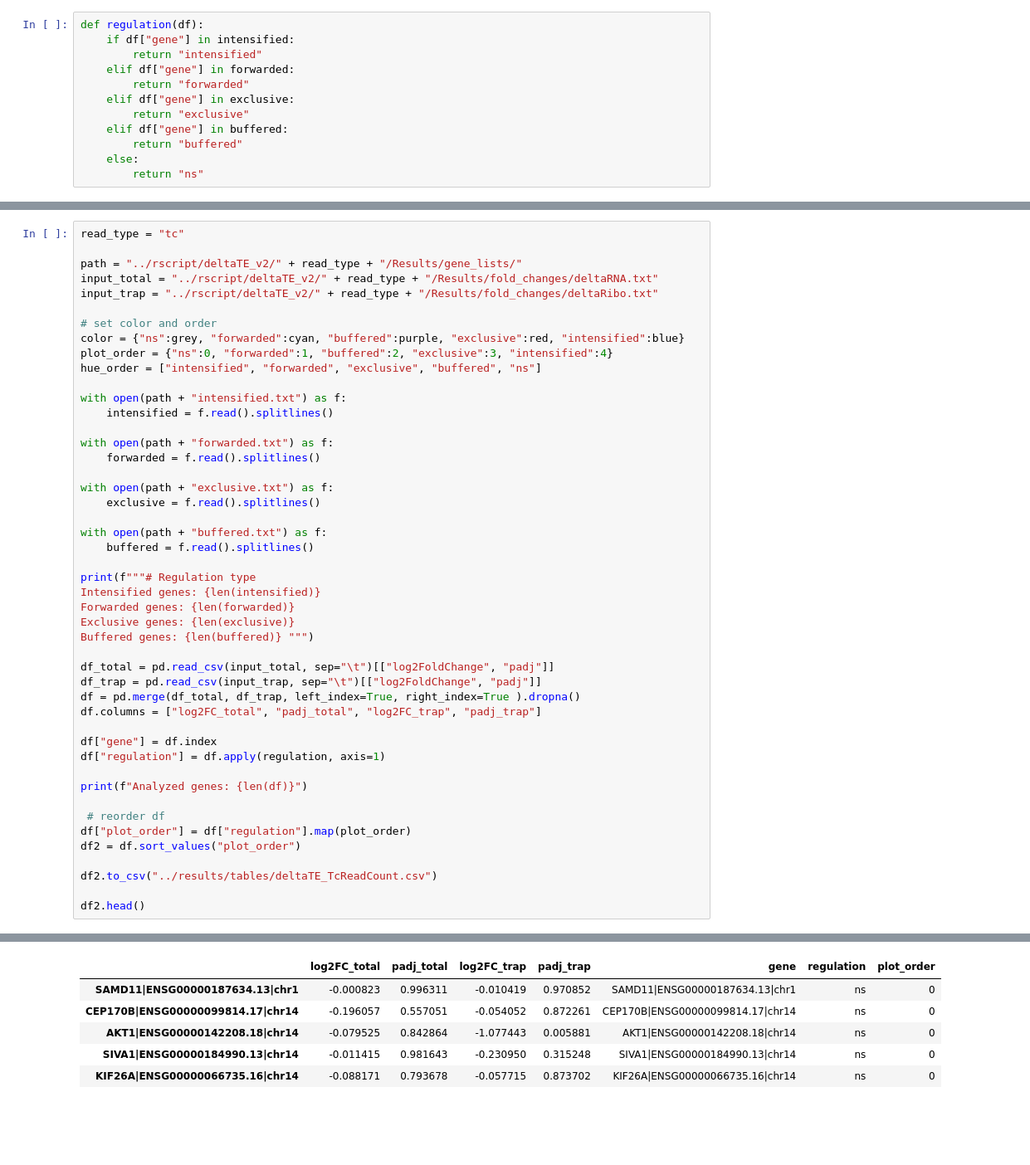
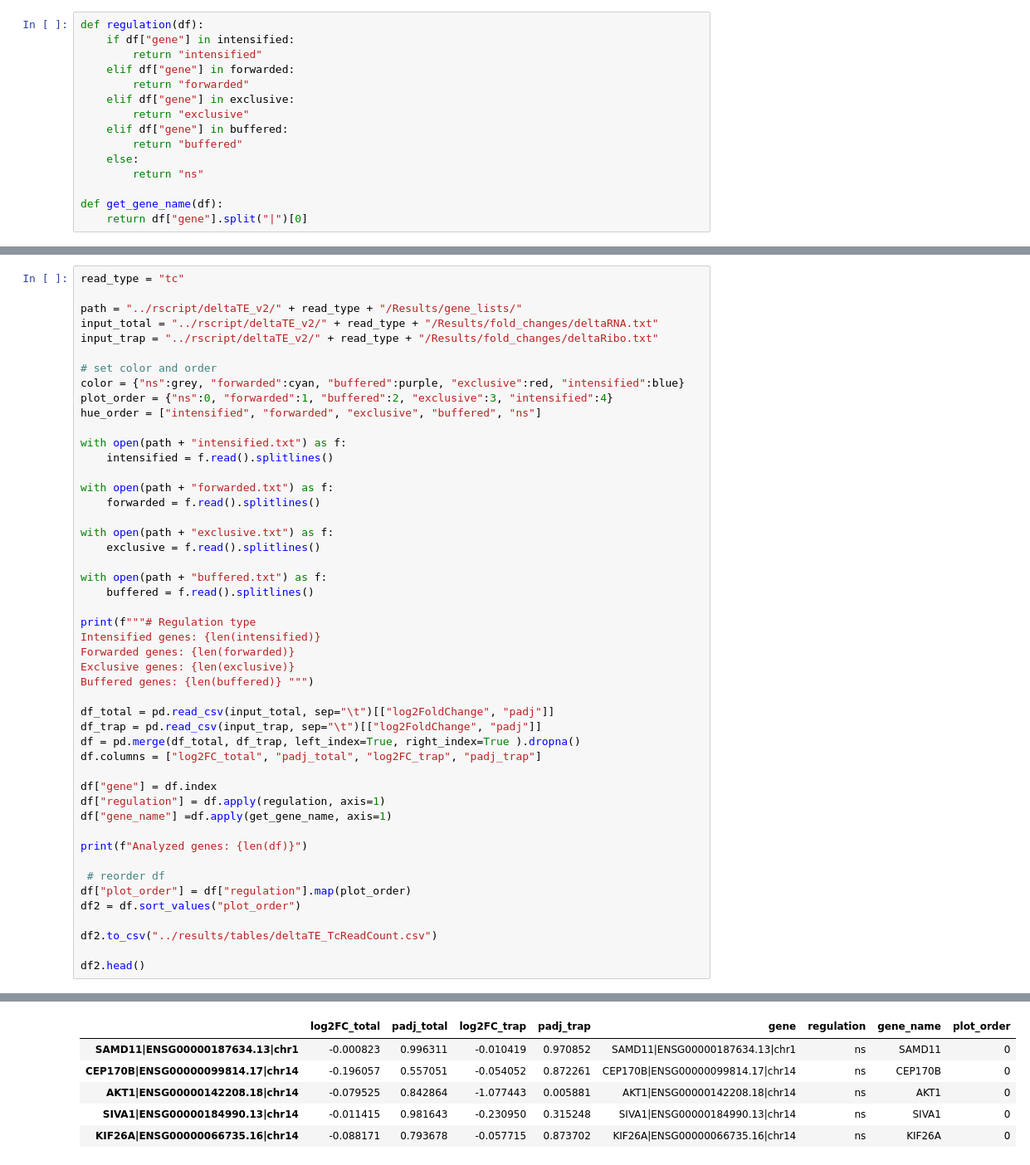
Before and after one commit to hirosome/2023-trap-upr, a Jupyter notebook: ipynb/figure_7.ipynb, the cells around one changed output, grey strips where cells are left out. Shown at 83% size. Drawn from its saved outputs; the diff is of its cells as text; blank space fills up the shorter version.

```diff
--- a/ipynb/figure_7.ipynb
+++ b/ipynb/figure_7.ipynb
@@ -26,6 +26,9 @@ def regulation(df):
         return "buffered"
     else:
         return "ns"
+
+def get_gene_name(df):
+    return df["gene"].split("|")[0]
 # %% [markdown]
 # データの読み込み
 全リードを`df1`に、T>Cリードを`df2`に格納
@@ -116,39 +120,40 @@ with open(path + "buffered.txt") as f:
 print(f"""# Regulation type
 Intensified genes: {len(intensified)}
 Forwarded genes: {len(forwarded)}
 Exclusive genes: {len(exclusive)}
 Buffered genes: {len(buffered)} """)
 
 df_total = pd.read_csv(input_total, sep="\t")[["log2FoldChange", "padj"]]
 df_trap = pd.read_csv(input_trap, sep="\t")[["log2FoldChange", "padj"]]
 df = pd.merge(df_total, df_trap, left_index=True, right_index=True ).dropna()
 df.columns = ["log2FC_total", "padj_total", "log2FC_trap", "padj_trap"]
 
 df["gene"] = df.index
 df["regulation"] = df.apply(regulation, axis=1)
+df["gene_name"] =df.apply(get_gene_name, axis=1)
 
 print(f"Analyzed genes: {len(df)}")
 
  # reorder df
 df["plot_order"] = df["regulation"].map(plot_order)
 df2 = df.sort_values("plot_order")
 
 df2.to_csv("../results/tables/deltaTE_TcReadCount.csv")
 
 df2.head()
 # %% [output]
 # Regulation type
 Intensified genes: 7
 Forwarded genes: 215
 Exclusive genes: 154
 Buffered genes: 8
 Analyzed genes: 8458
-|  | log2FC_total | padj_total | log2FC_trap | padj_trap | gene | regulation | plot_order |
-| SAMD11|ENSG00000187634.13|chr1 | -0.000823 | 0.996311 | -0.010419 | 0.970852 | SAMD11|ENSG00000187634.13|chr1 | ns | 0 |
-| CEP170B|ENSG00000099814.17|chr14 | -0.196057 | 0.557051 | -0.054052 | 0.872261 | CEP170B|ENSG00000099814.17|chr14 | ns | 0 |
-| AKT1|ENSG00000142208.18|chr14 | -0.079525 | 0.842864 | -1.077443 | 0.005881 | AKT1|ENSG00000142208.18|chr14 | ns | 0 |
-| SIVA1|ENSG00000184990.13|chr14 | -0.011415 | 0.981643 | -0.230950 | 0.315248 | SIVA1|ENSG00000184990.13|chr14 | ns | 0 |
-| KIF26A|ENSG00000066735.16|chr14 | -0.088171 | 0.793678 | -0.057715 | 0.873702 | KIF26A|ENSG00000066735.16|chr14 | ns | 0 |
+|  | log2FC_total | padj_total | log2FC_trap | padj_trap | gene | regulation | gene_name | plot_order |
+| SAMD11|ENSG00000187634.13|chr1 | -0.000823 | 0.996311 | -0.010419 | 0.970852 | SAMD11|ENSG00000187634.13|chr1 | ns | SAMD11 | 0 |
+| CEP170B|ENSG00000099814.17|chr14 | -0.196057 | 0.557051 | -0.054052 | 0.872261 | CEP170B|ENSG00000099814.17|chr14 | ns | CEP170B | 0 |
+| AKT1|ENSG00000142208.18|chr14 | -0.079525 | 0.842864 | -1.077443 | 0.005881 | AKT1|ENSG00000142208.18|chr14 | ns | AKT1 | 0 |
+| SIVA1|ENSG00000184990.13|chr14 | -0.011415 | 0.981643 | -0.230950 | 0.315248 | SIVA1|ENSG00000184990.13|chr14 | ns | SIVA1 | 0 |
+| KIF26A|ENSG00000066735.16|chr14 | -0.088171 | 0.793678 | -0.057715 | 0.873702 | KIF26A|ENSG00000066735.16|chr14 | ns | KIF26A | 0 |
 # %%
 # subplot
 sns.set_style("ticks")
```
Also changed, not shown: parts of 1 cell of this notebook, 34 other files.
